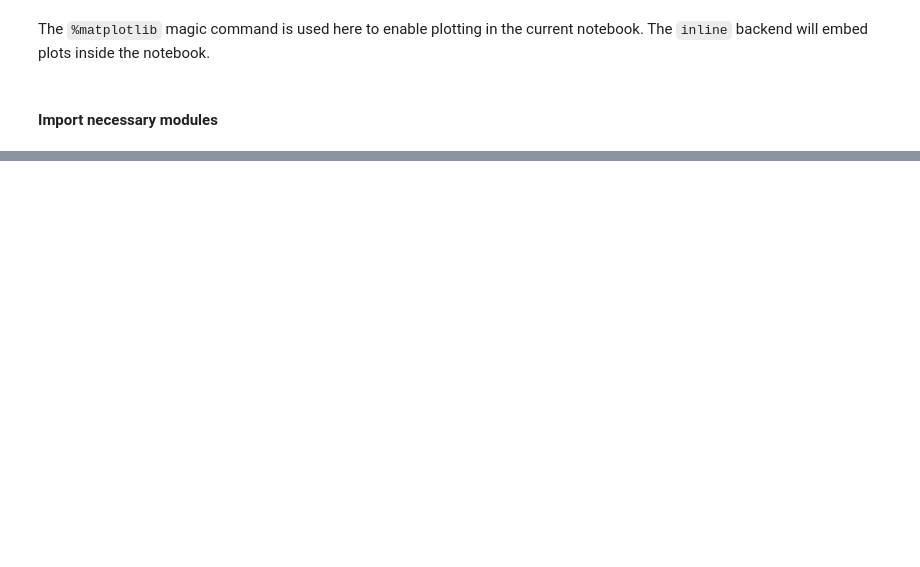
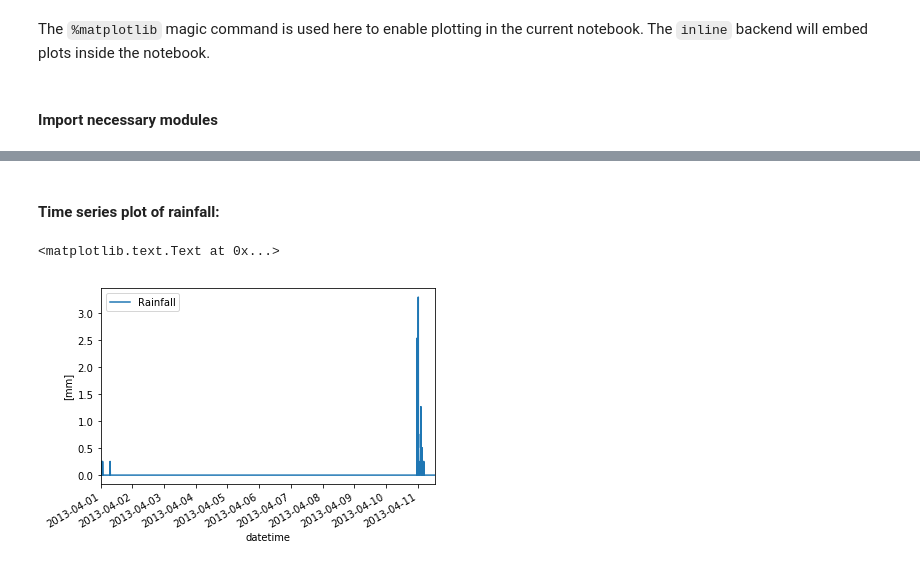
Before and after one commit to XiaogangHe/Princeton-CEE306, a Jupyter notebook: Assignment-05/PyScripts/Assignment-05.ipynb, the cells around one changed output, grey strips where cells are left out. Cells and saved outputs as stored; diff of their text form; code cells hidden in the pictures; blank space fills up the shorter version.

```diff
--- a/Assignment-05/PyScripts/Assignment-05.ipynb
+++ b/Assignment-05/PyScripts/Assignment-05.ipynb
@@ -204,0 +12,5 @@ plt.suptitle('');
+# %%
+df1 = pd.read_csv('../Data/Apr2013_rain.txt', delim_whitespace=True, header=None, names=['Year', 'Month', 'Day', 'Hour', 'Minute', 'Rainfall'])
+df_rain = df1[['Rainfall']]
+df_rain['datetime'] = pd.to_datetime(df1[['Year', 'Month', 'Day', 'Hour', 'Minute']])
+df_rain = df_rain.set_index('datetime')
@@ -204,0 +43,8 @@ plt.suptitle('');
+# %% [markdown]
+#### Time series plot of rainfall:
+# %%
+df_rain.plot()
+plt.ylabel('[mm]')
+# %% [output]
+<matplotlib.text.Text at 0x...>
+[figure, added]
```
Also changed, not shown: parts of 38 cells of this notebook.
